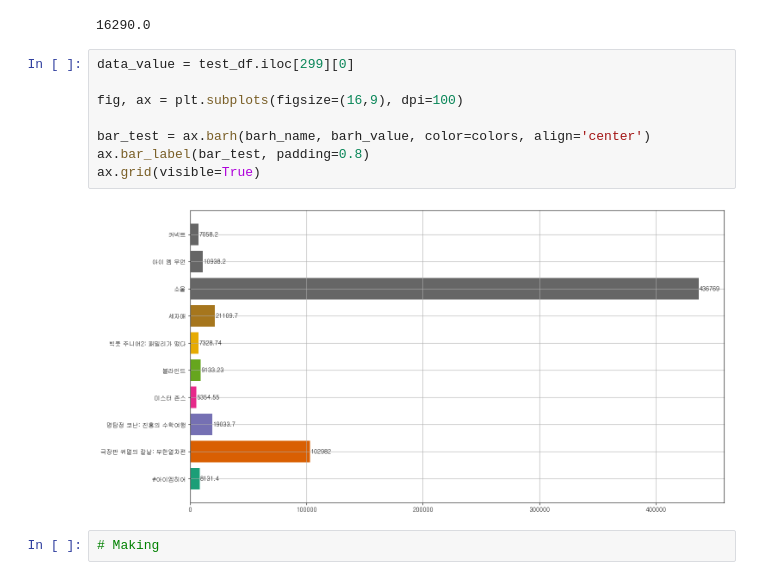
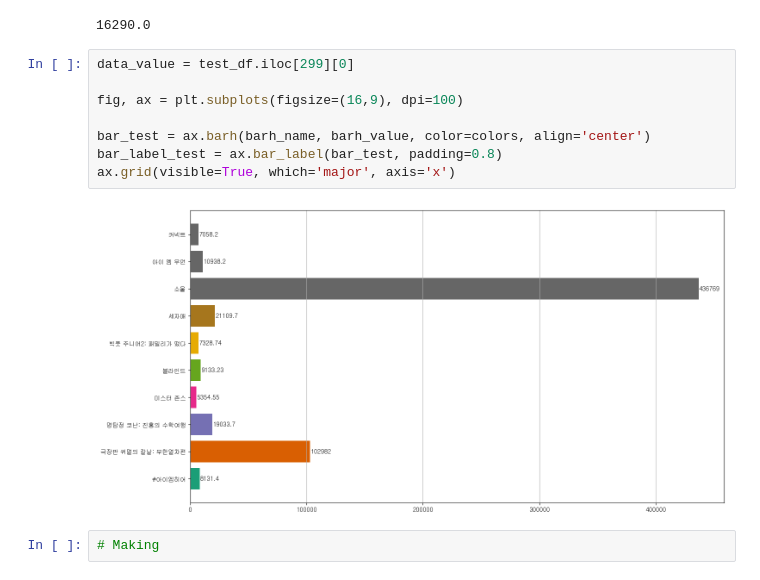
Before and after one commit to ikemanairing/Data_science, a Jupyter notebook: Example/Best movie chart.ipynb, the cells around one changed output. Drawn from its saved outputs; the diff is of its cells as text.

Commit message:
Best movie chart v0.02

```diff
--- a/Example/Best movie chart.ipynb
+++ b/Example/Best movie chart.ipynb
@@ -303,13 +303,13 @@ data_value
 # %%
 data_value = test_df.iloc[299][0]
 
 fig, ax = plt.subplots(figsize=(16,9), dpi=100)
 
 bar_test = ax.barh(barh_name, barh_value, color=colors, align='center')
-ax.bar_label(bar_test, padding=0.8)
-ax.grid(visible=True)
+bar_label_test = ax.bar_label(bar_test, padding=0.8)
+ax.grid(visible=True, which='major', axis='x')
 # %% [output]
-[figure, old version]
+[figure, new version]
 # %%
 # Making
 # %%
```
Also changed, not shown: parts of 1 cell of this notebook, 1 other file.
